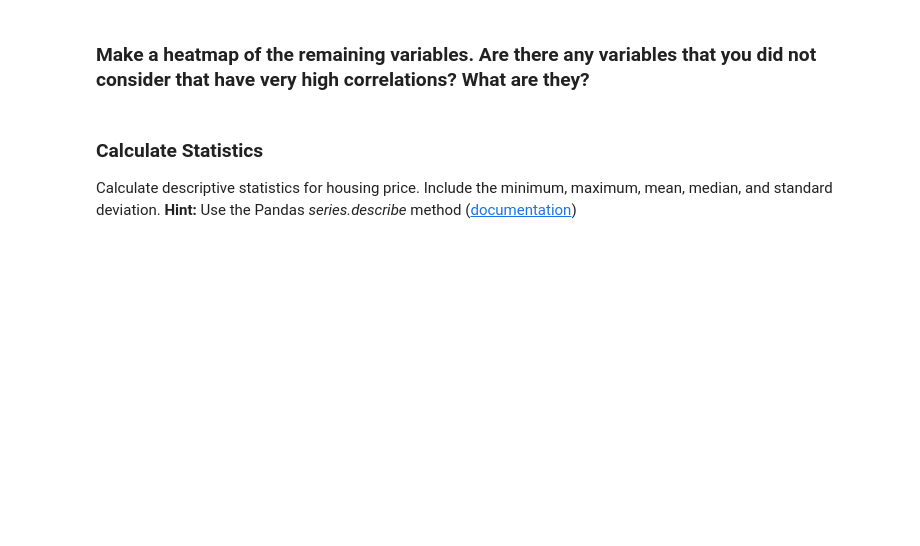
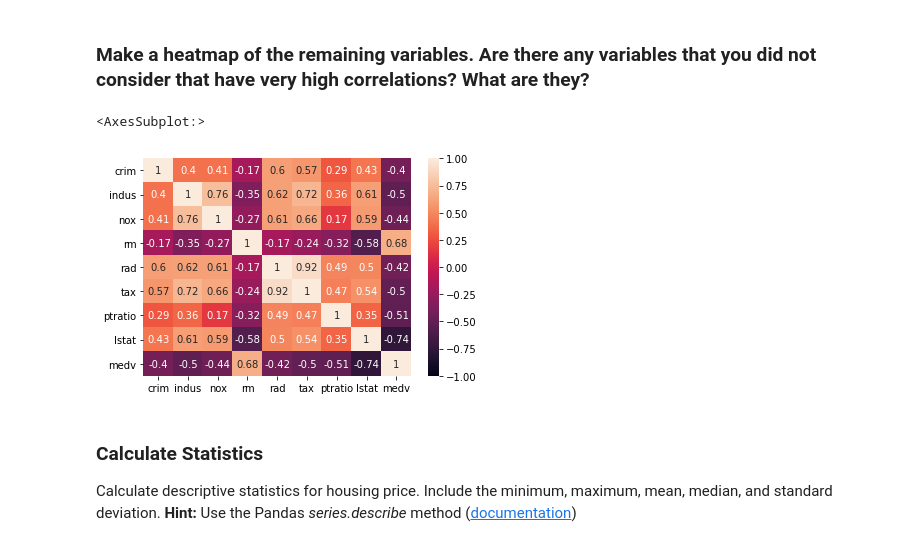
Before and after one commit to ta-data-remote/lab-problems-with-ML, a Jupyter notebook: your-code/lab_boston_housing.ipynb, the cells around one changed output. Saved outputs shown, nothing was run; the diff lists cells and outputs as text; code cells hidden in the pictures; blank space fills up the shorter version.

```diff
--- a/your-code/lab_boston_housing.ipynb
+++ b/your-code/lab_boston_housing.ipynb
@@ -43,3 +116,8 @@ import matplotlib.pyplot as plt
+# %%
+sns.heatmap(boston.corr(),vmin=-1, vmax=1,annot=True) # "rad" and "tax" have a high correlation.
+# %% [output]
+<AxesSubplot:>
+[figure, added]
 # %% [markdown]
 ### Calculate Statistics
 Calculate descriptive statistics for housing price. Include the minimum, maximum, mean, median, and standard deviation.
```
Also changed, not shown: parts of 32 cells of this notebook, 1 other file.
